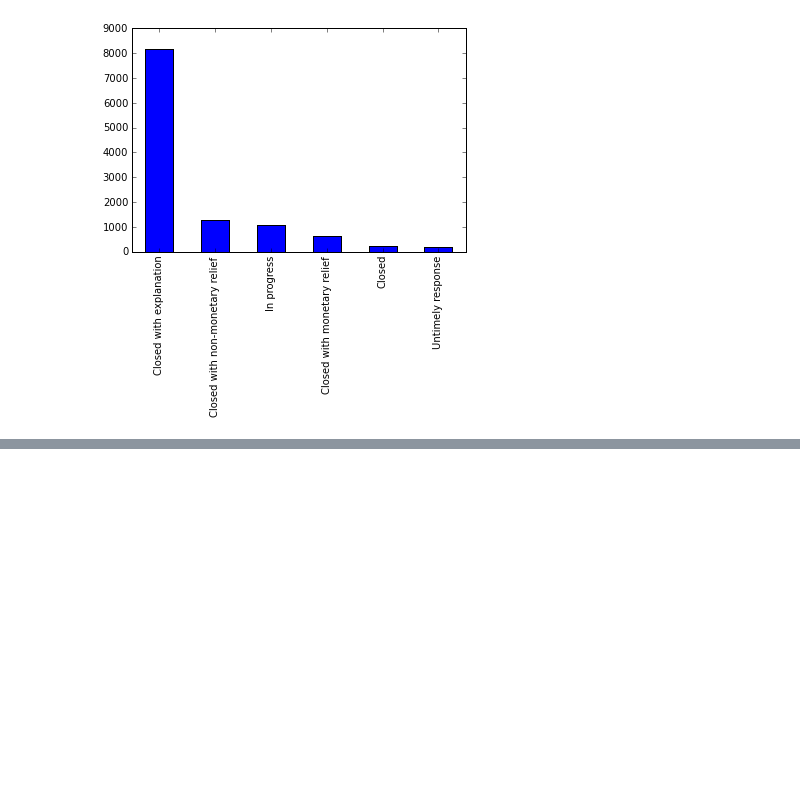
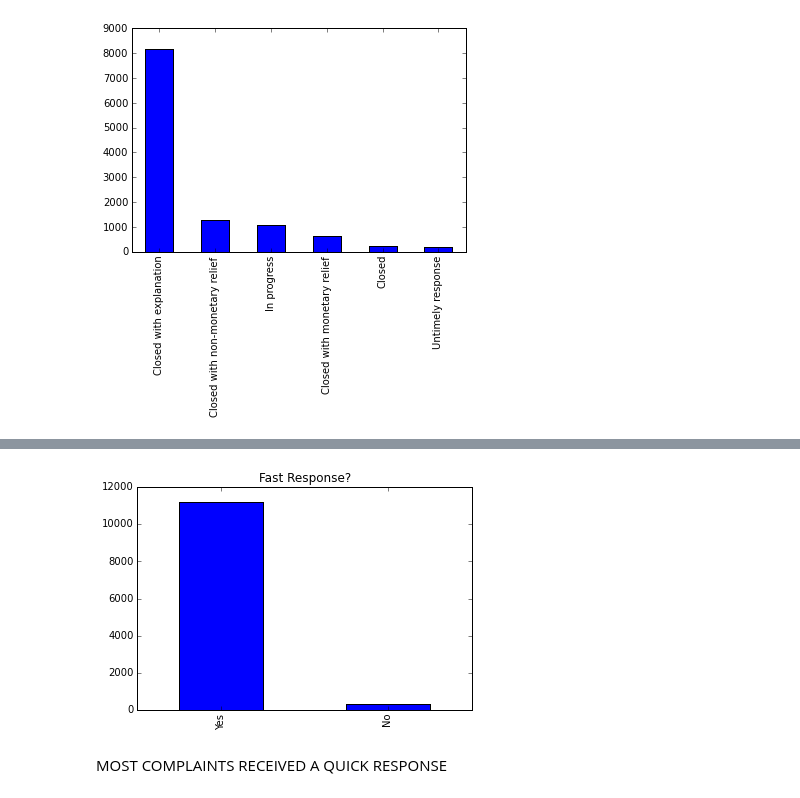
Before and after one commit to JermaineKee/consumer-complaints, a Jupyter notebook: Consumer-complaints.ipynb, the cells around one changed output, grey strips where cells are left out. Cells and saved outputs as stored; diff of their text form; code cells hidden in the pictures; blank space fills up the shorter version.

```diff
--- a/Consumer-complaints.ipynb
+++ b/Consumer-complaints.ipynb
@@ -244,0 +296,4 @@ response_list.plot(kind = 'bar')
+# %%
+response_time = dec_comp['Timely response?']
+# %%
+respons_time_list = response_time.value_counts()
@@ -244,0 +306,7 @@ response_list.plot(kind = 'bar')
+# %%
+respons_time_list.plot(title='Fast Response?',kind='bar')
+plt.show()
+# %% [output]
+[figure, added]
+# %% [markdown]
+MOST COMPLAINTS RECEIVED A QUICK RESPONSE
```
Also changed, not shown: parts of 26 cells of this notebook.
